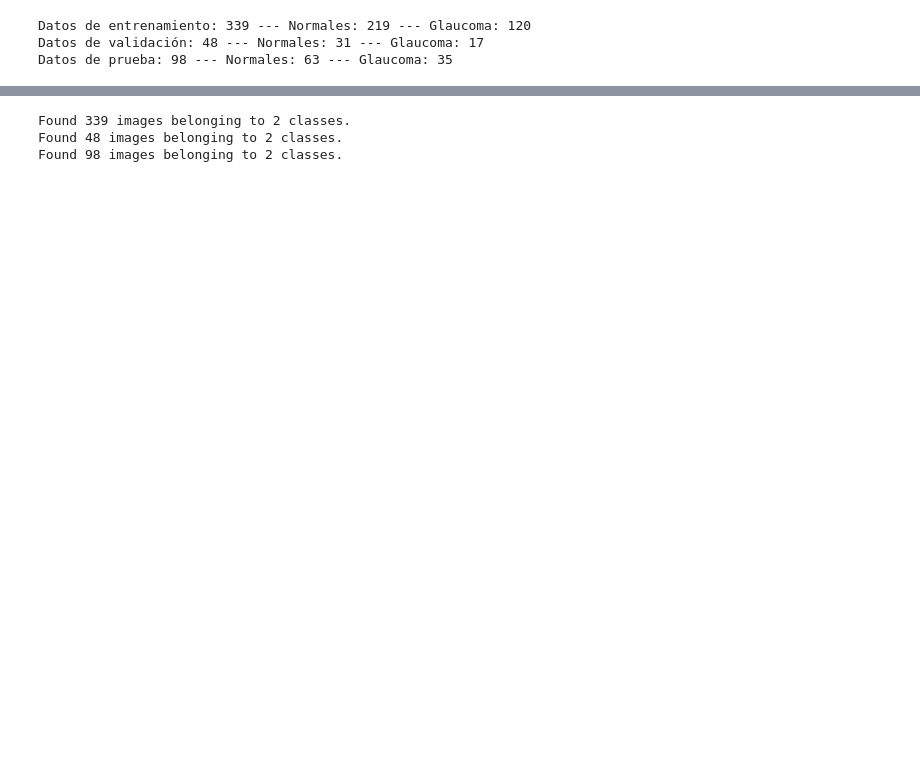
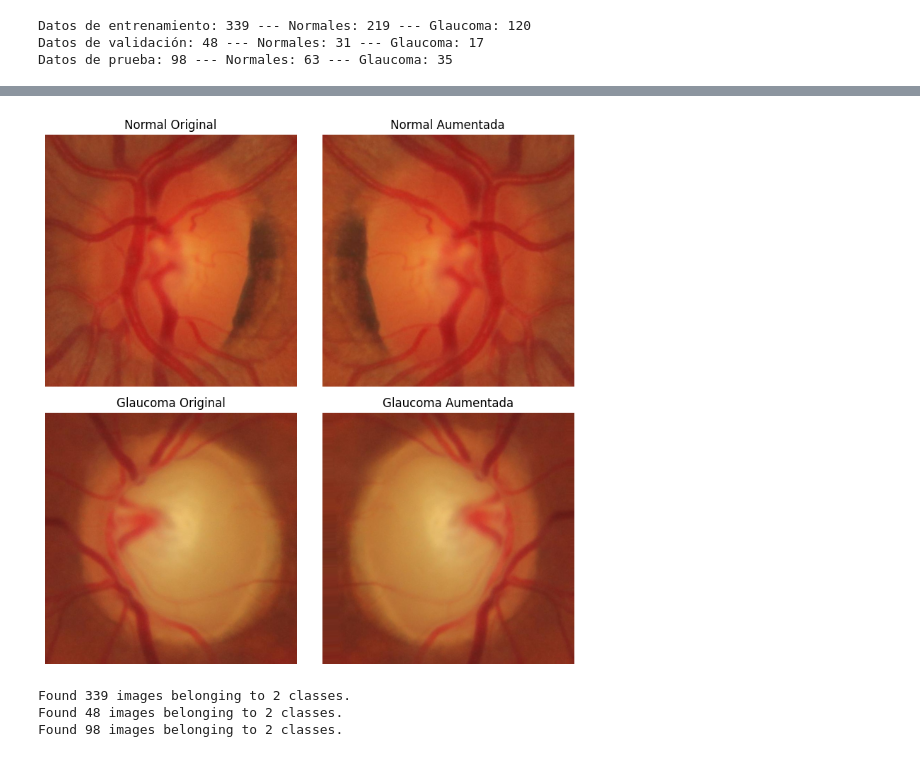
Before and after one commit to frannelfran/Redes-Neuronales-en-Keras, a Jupyter notebook: glaucoma/glaucomaMobileNetV2.ipynb, the cells around one changed output, grey strips where cells are left out. Drawn from its saved outputs; the diff is of its cells as text; code cells hidden in the pictures; blank space fills up the shorter version.

```diff
--- a/glaucoma/glaucomaMobileNetV2.ipynb
+++ b/glaucoma/glaucomaMobileNetV2.ipynb
@@ -57,3 +50,42 @@ To enable the following instructions: AVX2 AVX_VNNI AVX_VNNI_INT8 AVX_NE_CONVERT
+# %%
+# Muestro el antes y después del data augmentation
+import matplotlib.pyplot as plt
+import numpy as np
+# Función para mostrar imágenes
+def mostrar_imagenes(generator, dir_normal, dir_glaucoma):
+    # Tomo una imagen de cada clase
+    img_normal = plt.imread(os.path.join(dir_normal, os.listdir(dir_normal)[0]))
+    img_glaucoma = plt.imread(os.path.join(dir_glaucoma, os.listdir(dir_glaucoma)[0]))
+
+    # Aplico el data augmentation a ambas imágenes
+    img_normal_aug = generator.random_transform(img_normal)
+    img_glaucoma_aug = generator.random_transform(img_glaucoma)
+
+    # Muestro las imágenes originales y aumentadas
+    fig, axes = plt.subplots(2, 2, figsize=(8, 8))
+    axes[0, 0].imshow(img_normal)
+    axes[0, 0].set_title('Normal Original')
+    axes[0, 0].axis('off')
+
+    axes[0, 1].imshow(img_normal_aug)
+    axes[0, 1].set_title('Normal Aumentada')
+    axes[0, 1].axis('off')
+
+    axes[1, 0].imshow(img_glaucoma)
+    axes[1, 0].set_title('Glaucoma Original')
+    axes[1, 0].axis('off')
+
+    axes[1, 1].imshow(img_glaucoma_aug)
+    axes[1, 1].set_title('Glaucoma Aumentada')
+    axes[1, 1].axis('off')
+
+    plt.tight_layout()
+    plt.show()
+# %%
+# Muestro la imágen
+mostrar_imagenes(train_generator, train_dir_normal, train_dir_glaucoma)
+# %% [output]
+[figure, added]
 # %%
 train_generator = train_generator.flow_from_directory(train_dir,
                                     target_size=(224, 224),
```
Also changed, not shown: parts of 9 cells of this notebook.
